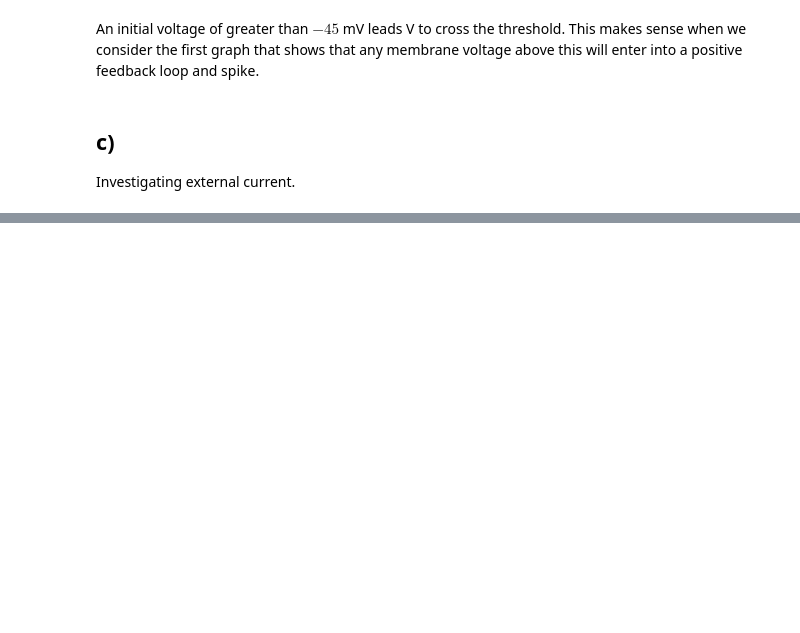
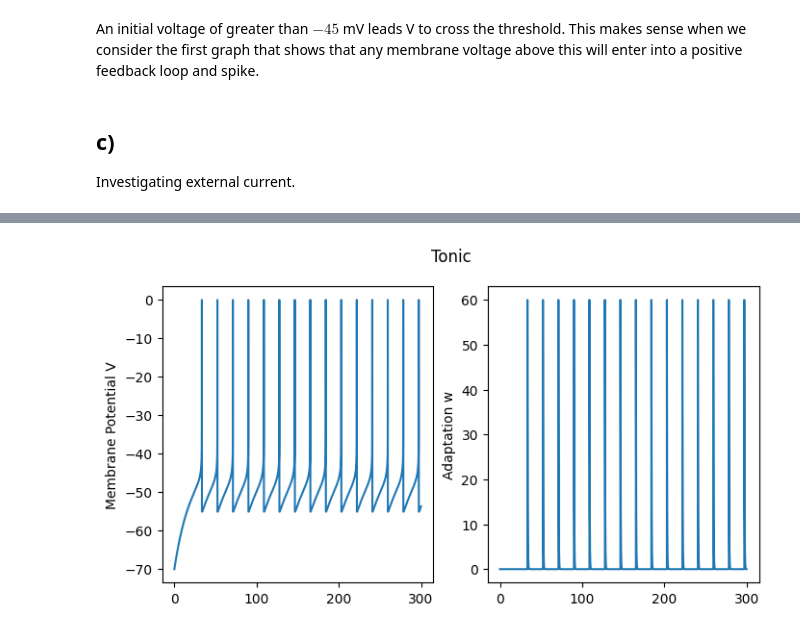
Before and after one commit to ssocolow/comp-neuro, a Jupyter notebook: assignment_01_comp_neuro.ipynb, the cells around one changed output, grey strips where cells are left out. Drawn from its saved outputs; the diff is of its cells as text; code cells hidden in the pictures; blank space fills up the shorter version.

```diff
--- a/assignment_01_comp_neuro.ipynb
+++ b/assignment_01_comp_neuro.ipynb
@@ -104,0 +112,23 @@ It appears that we need more than 18 nA but less than 19 nA to generate a spike.
+# %%
+# constants and initial conditions
+
+V_thresh = 0 # mV
+V_rest = -70 # mV
+w_init = 0
+dt = 0.01
+R = 0.5 #G Ohm
+V_T = -50 # mV
+sharp = 2 # mV
+I_0 = 56 # pA
+
+T_300ms = np.arange(0,300,dt)
+
+
+# params for different types of firing
+# [tau_m, a, tau_w, b, V_reset]
+
+tonic = [20, 0, 30, 60, -55]
+adapting = [20, 0, 100, 5, -55]
+initial_bursting = [5, 0.5, 100 , 7, -51]
+busting = [5, -0.5, 100, 7, -48]
+transient = [10, 1, 100, 10, -60]
@@ -104,0 +170,17 @@ It appears that we need more than 18 nA but less than 19 nA to generate a spike.
+# %%
+def graphType(v, w, t):
+    fig, axs = plt.subplots(1,2, figsize=(8,4))
+
+    axs[0].plot(T_300ms, v)
+    axs[0].set_ylabel("Membrane Potential V")
+
+    axs[1].plot(T_300ms, w)
+    axs[1].set_ylabel("Adaptation w")
+
+    # plt.tight_layout()
+    plt.suptitle(t)
+    plt.show()
+# %%
+graphType(tonic_v, tonic_w, "Tonic")
+# %% [output]
+[figure, added]
```
Also changed, not shown: parts of 9 cells of this notebook.
